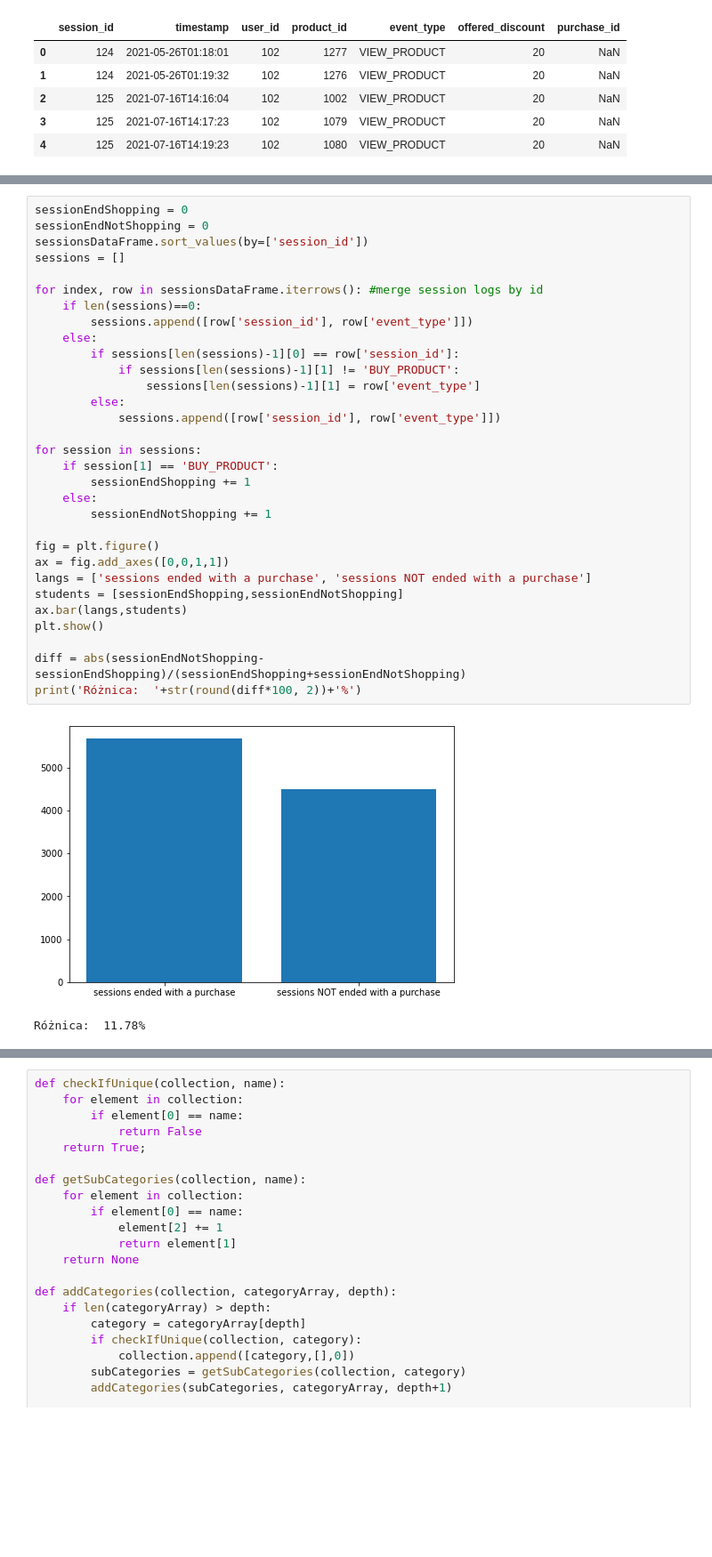
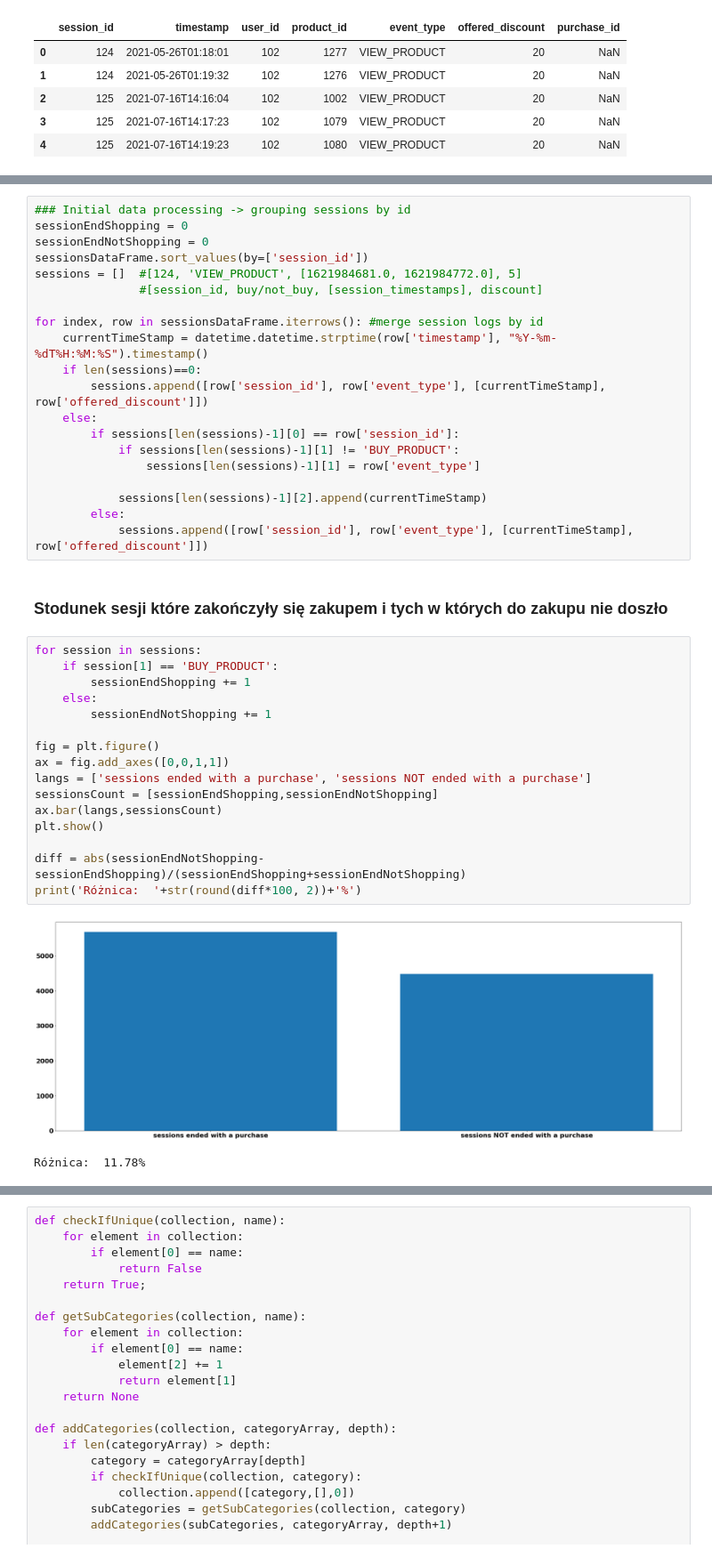
Before and after one commit to Rafalini/eshopingPredictions, a Jupyter notebook: notebooks/DataAnalysys.ipynb, the cells around one changed output, grey strips where cells are left out. Shown: that part at 89% size. Saved outputs shown, nothing was run; the diff lists cells and outputs as text; blank space fills up the shorter version.

Commit message:
initialDoc - session times and discounts

```diff
--- a/notebooks/DataAnalysys.ipynb
+++ b/notebooks/DataAnalysys.ipynb
@@ -203,37 +207,44 @@ ilość tych które się zakończyły zakupem i tych w których do zakupu nie do
 # %%
+### Initial data processing -> grouping sessions by id
 sessionEndShopping = 0
 sessionEndNotShopping = 0
 sessionsDataFrame.sort_values(by=['session_id'])
-sessions = []
+sessions = []  #[124, 'VIEW_PRODUCT', [1621984681.0, 1621984772.0], 5]
+               #[session_id, buy/not_buy, [session_timestamps], discount]
 
 for index, row in sessionsDataFrame.iterrows(): #merge session logs by id
+    currentTimeStamp = datetime.datetime.strptime(row['timestamp'], "%Y-%m-%dT%H:%M:%S").timestamp()
     if len(sessions)==0:
-        sessions.append([row['session_id'], row['event_type']])
+        sessions.append([row['session_id'], row['event_type'], [currentTimeStamp], row['offered_discount']])
     else:
         if sessions[len(sessions)-1][0] == row['session_id']:
             if sessions[len(sessions)-1][1] != 'BUY_PRODUCT':
                 sessions[len(sessions)-1][1] = row['event_type']
+
+            sessions[len(sessions)-1][2].append(currentTimeStamp)
         else:
-            sessions.append([row['session_id'], row['event_type']])
-
-for session in sessions:
-    if session[1] == 'BUY_PRODUCT':
-        sessionEndShopping += 1
-    else:
-        sessionEndNotShopping += 1
-
-fig = plt.figure()
-ax = fig.add_axes([0,0,1,1])
-langs = ['sessions ended with a purchase', 'sessions NOT ended with a purchase']
-students = [sessionEndShopping,sessionEndNotShopping]
-ax.bar(langs,students)
-plt.show()
-
-diff = abs(sessionEndNotShopping-sessionEndShopping)/(sessionEndShopping+sessionEndNotShopping)
-print('Różnica:  '+str(round(diff*100, 2))+'%')
+            sessions.append([row['session_id'], row['event_type'], [currentTimeStamp], row['offered_discount']])
-# %% [output]
-[figure, removed]
-Różnica:  11.78%
+# %% [markdown]
+### Stodunek sesji które zakończyły się zakupem i tych w których do zakupu nie doszło
+# %%
+for session in sessions:
+    if session[1] == 'BUY_PRODUCT':
+        sessionEndShopping += 1
+    else:
+        sessionEndNotShopping += 1
+
+fig = plt.figure()
+ax = fig.add_axes([0,0,1,1])
+langs = ['sessions ended with a purchase', 'sessions NOT ended with a purchase']
+sessionsCount = [sessionEndShopping,sessionEndNotShopping]
+ax.bar(langs,sessionsCount)
+plt.show()
+
+diff = abs(sessionEndNotShopping-sessionEndShopping)/(sessionEndShopping+sessionEndNotShopping)
+print('Różnica:  '+str(round(diff*100, 2))+'%')
+# %% [output]
+[figure, added]
+Różnica:  11.78%
 # %% [markdown]
 Okazuje się że sesji zakończonych zakupem jest nieco więcej, niż tych w których do zakupu nie doszło. Nie istnieje jednak tutaj problem wynikający z niezbalansowania danych - różnica między sesjami zakończonymi zakupem a sesjami niezakończonymi nie jest wystarczająco duża.
 
```
Also changed, not shown: parts of 18 cells of this notebook.
